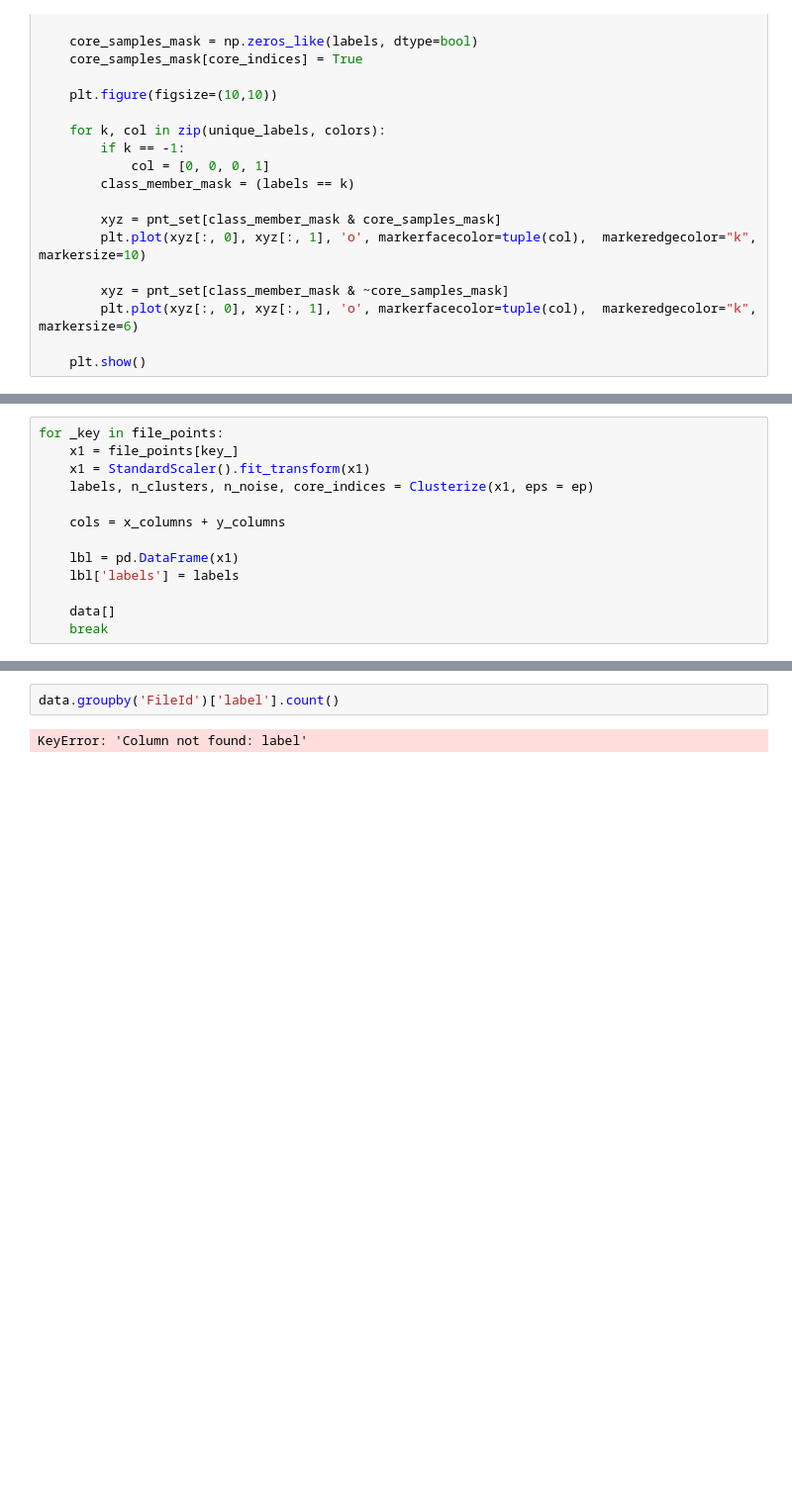
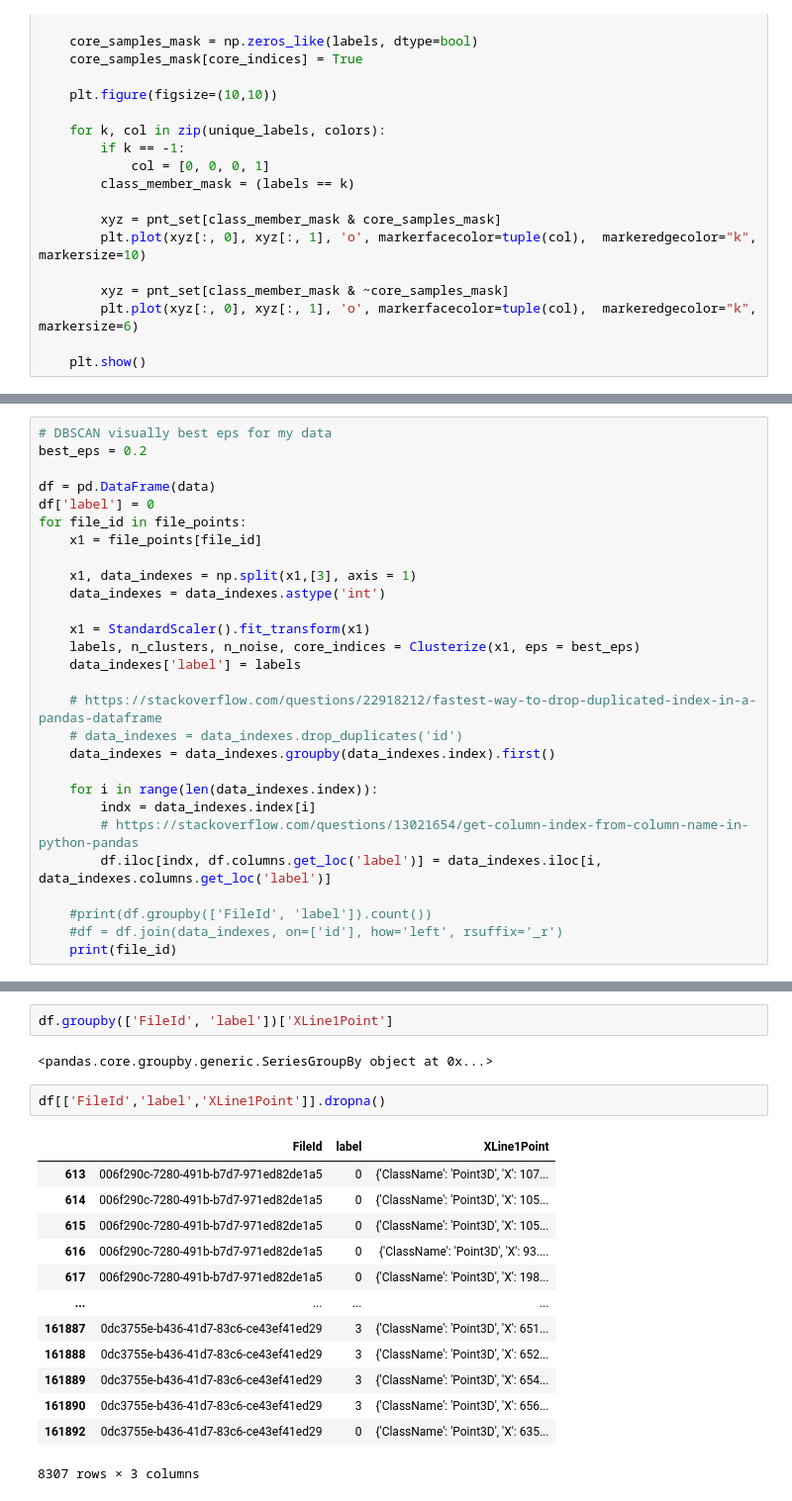
Before and after one commit to mihanick/dwg-crawl, a Jupyter notebook: JupyterNotebooks/6. ClusterDataset.ipynb, the cells around one changed output, grey strips where cells are left out. Shown at 99% size. Drawn from its saved outputs; the diff is of its cells as text; blank space fills up the shorter version.

Commit message:
Add logic to create a dataset with cluster labels

```diff
--- a/JupyterNotebooks/6. ClusterDataset.ipynb
+++ b/JupyterNotebooks/6. ClusterDataset.ipynb
@@ -189,16 +171,3 @@ Eps 0.2
 Total number of points:  790
 Number of clusters:  6
 Number of noise points:  40
-# %%
-for _key in file_points:
-    x1 = file_points[key_]
-    x1 = StandardScaler().fit_transform(x1)
-    labels, n_clusters, n_noise, core_indices = Clusterize(x1, eps = ep)
-
-    cols = x_columns + y_columns
-
-    lbl = pd.DataFrame(x1)
-    lbl['labels'] = labels
-
-    data[]
-    break
@@ -214,0 +174,28 @@ labels
+# %%
+# DBSCAN visually best eps for my data
+best_eps = 0.2
+
+df = pd.DataFrame(data)
+df['label'] = 0
+for file_id in file_points:
+    x1 = file_points[file_id]
+
+    x1, data_indexes = np.split(x1,[3], axis = 1)
+    data_indexes = data_indexes.astype('int')
+
+    x1 = StandardScaler().fit_transform(x1)
+    labels, n_clusters, n_noise, core_indices = Clusterize(x1, eps = best_eps)
+    data_indexes['label'] = labels
+
+    # https://stackoverflow.com/questions/22918212/fastest-way-to-drop-duplicated-index-in-a-pandas-dataframe
+    # data_indexes = data_indexes.drop_duplicates('id')
+    data_indexes = data_indexes.groupby(data_indexes.index).first()
+
+    for i in range(len(data_indexes.index)):
+        indx = data_indexes.index[i]
+        # https://stackoverflow.com/questions/13021654/get-column-index-from-column-name-in-python-pandas
+        df.iloc[indx, df.columns.get_loc('label')] = data_indexes.iloc[i, data_indexes.columns.get_loc('label')]
+
+    #print(df.groupby(['FileId', 'label']).count())
+    #df = df.join(data_indexes, on=['id'], how='left', rsuffix='_r')
+    print(file_id)
@@ -215,4 +220,20 @@ labels
 # %%
-data.groupby('FileId')['label'].count()
+df.groupby(['FileId', 'label'])['XLine1Point']
 # %% [output]
-KeyError: 'Column not found: label'
+<pandas.core.groupby.generic.SeriesGroupBy object at 0x...>
+# %%
+df[['FileId','label','XLine1Point']].dropna()
+# %% [output]
+|  | FileId | label | XLine1Point |
+| 613 | 006f290c-7280-491b-b7d7-971ed82de1a5 | 0 | {'ClassName': 'Point3D', 'X': 107... |
+| 614 | 006f290c-7280-491b-b7d7-971ed82de1a5 | 0 | {'ClassName': 'Point3D', 'X': 105... |
+| 615 | 006f290c-7280-491b-b7d7-971ed82de1a5 | 0 | {'ClassName': 'Point3D', 'X': 105... |
+| 616 | 006f290c-7280-491b-b7d7-971ed82de1a5 | 0 | {'ClassName': 'Point3D', 'X': 93.... |
+| 617 | 006f290c-7280-491b-b7d7-971ed82de1a5 | 0 | {'ClassName': 'Point3D', 'X': 198... |
+| ... | ... | ... | ... |
+| 161887 | 0dc3755e-b436-41d7-83c6-ce43ef41ed29 | 3 | {'ClassName': 'Point3D', 'X': 651... |
+| 161888 | 0dc3755e-b436-41d7-83c6-ce43ef41ed29 | 3 | {'ClassName': 'Point3D', 'X': 652... |
+| 161889 | 0dc3755e-b436-41d7-83c6-ce43ef41ed29 | 3 | {'ClassName': 'Point3D', 'X': 654... |
+| 161890 | 0dc3755e-b436-41d7-83c6-ce43ef41ed29 | 3 | {'ClassName': 'Point3D', 'X': 656... |
+| 161892 | 0dc3755e-b436-41d7-83c6-ce43ef41ed29 | 0 | {'ClassName': 'Point3D', 'X': 635... |
+8307 rows × 3 columns
```
Also changed, not shown: parts of 9 cells of this notebook.
